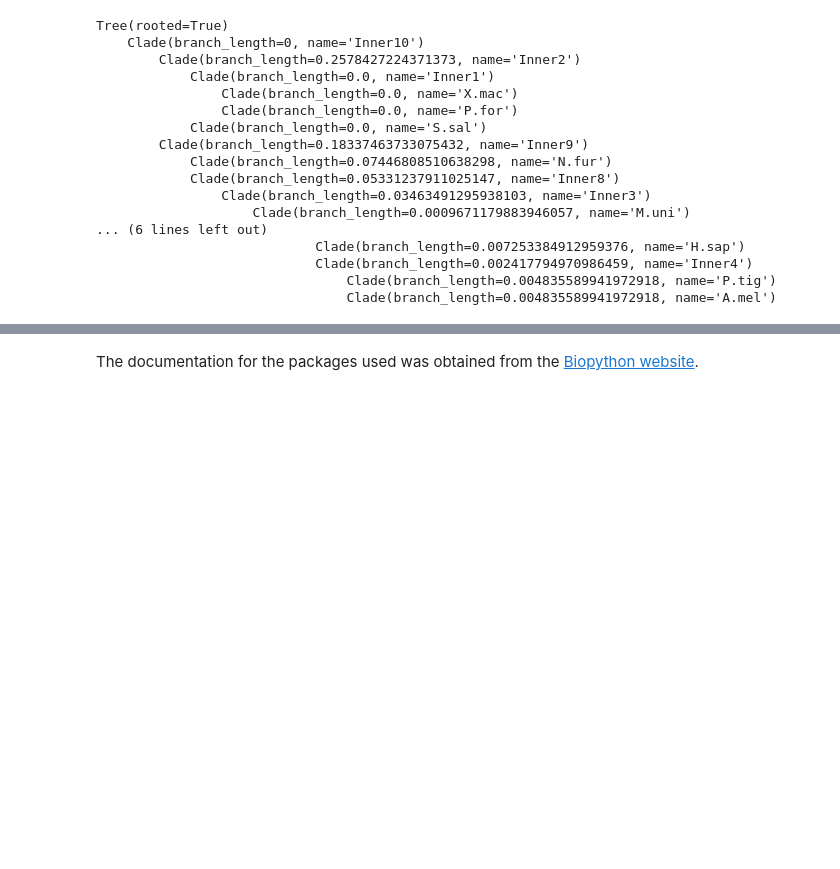
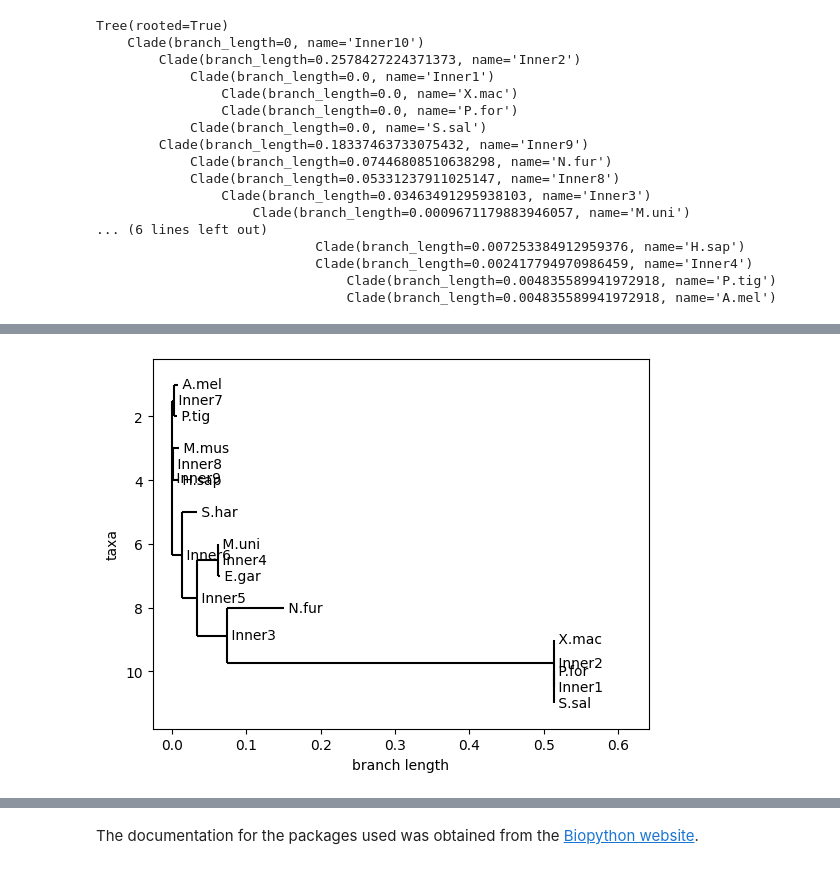
Before and after one commit to NikitaArya17/sequence-alignment-in-biopython, a Jupyter notebook: phylogenetic-analysis/phylogenetic_analysis.ipynb, the cells around one changed output, grey strips where cells are left out. Cells and saved outputs as stored; diff of their text form; code cells hidden in the pictures; blank space fills up the shorter version.

```diff
--- a/phylogenetic-analysis/phylogenetic_analysis.ipynb
+++ b/phylogenetic-analysis/phylogenetic_analysis.ipynb
@@ -132,0 +142,7 @@ Tree(rooted=True)
+# %%
+# Visualising the second tree
+
+custom_mat_nj.ladderize()
+Phylo.draw(custom_mat_nj)
+# %% [output]
+[figure, added]
```
Also changed, not shown: parts of 5 cells of this notebook.
